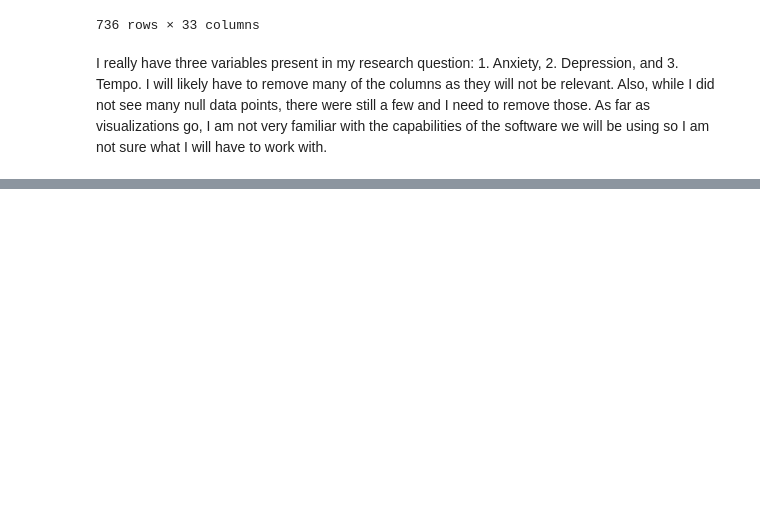
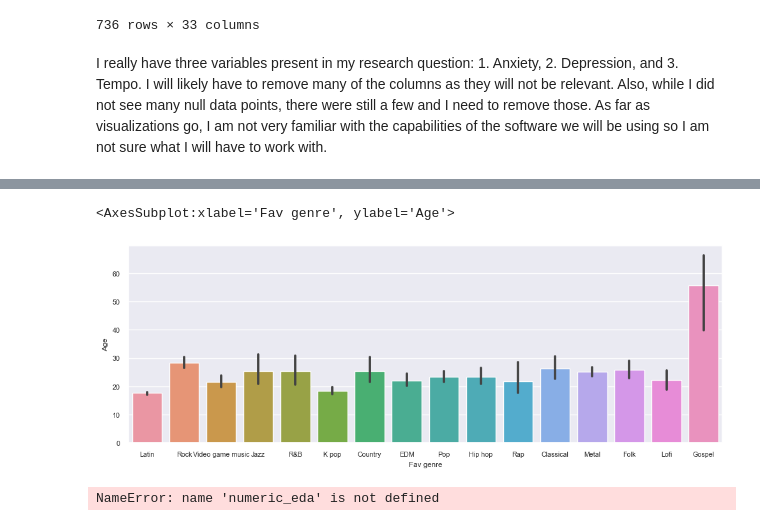
Before and after one commit to ubco-W2022T2-data301/project-group29, a Jupyter notebook: analysis/analysis3.ipynb, the cells around one changed output, grey strips where cells are left out. Drawn from its saved outputs; the diff is of its cells as text; code cells hidden in the pictures; blank space fills up the shorter version.

```diff
--- a/analysis/analysis3.ipynb
+++ b/analysis/analysis3.ipynb
@@ -24,0 +56,13 @@ I really have three variables present in my research question: 1. Anxiety, 2. De
+# %%
+#Import Libraries
+
+import numpy as np
+import pandas as pd
+import matplotlib.pylab as plt
+import seaborn as sns#Understanding my variables
+
+df = pd.read_csv("./../data/raw/mxmh_survey_results.csv")
+
+df.shape
+df.head()
+df.columns
@@ -24,0 +94,2 @@ I really have three variables present in my research question: 1. Anxiety, 2. De
+# %%
+df_cleaned = df[["Fav genre", "Age"]]
@@ -24,0 +128,14 @@ I really have three variables present in my research question: 1. Anxiety, 2. De
+# %%
+df_cleaned = df_cleaned.dropna(axis=0)
+# %%
+sns.set(font_scale=0.7)
+ax.tick_params(axis='x', labelsize=14)
+fig, ax = plt.subplots(figsize=(12, 4))
+sns.barplot(data=df_cleaned, x="Fav genre", y="Age")
+# %% [output]
+<AxesSubplot:xlabel='Fav genre', ylabel='Age'>
+[figure, added]
+# %%
+numeric_eda(df_cleaned, hue='DayOfWeek')
+# %% [output]
+NameError: name 'numeric_eda' is not defined
```
Also changed, not shown: parts of 8 cells of this notebook, 1 other file.
